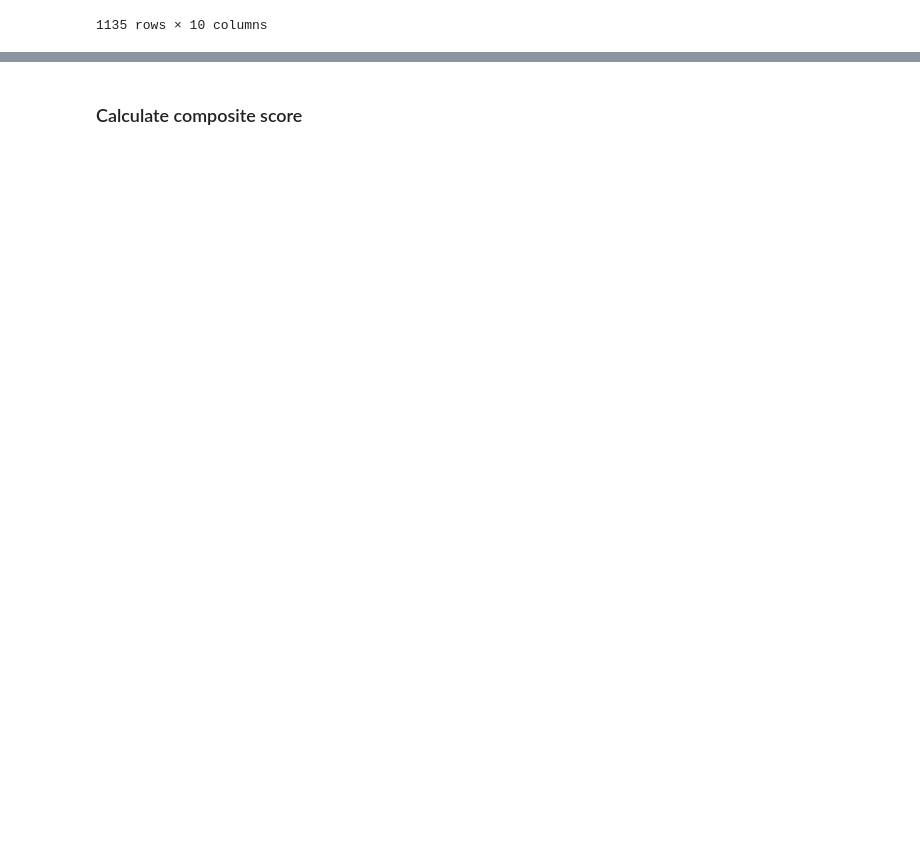
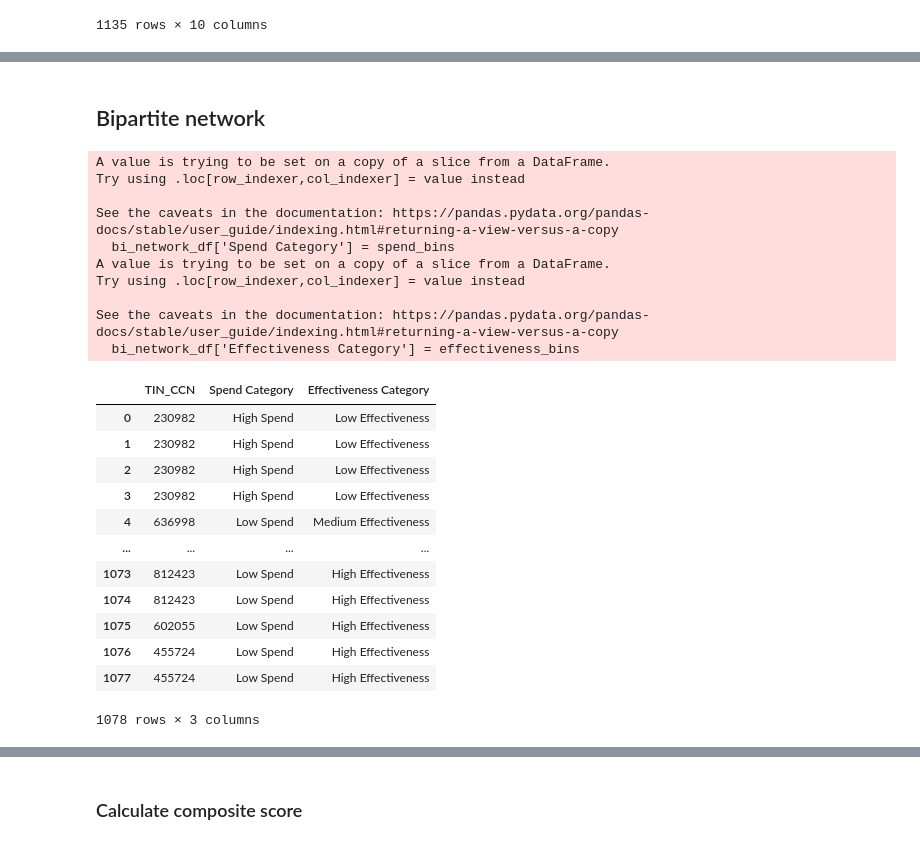
Before and after one commit to ZiyiyangWang/POM-ACO-Network-Evaluation, a Jupyter notebook: Composite Score.ipynb, the cells around one changed output, grey strips where cells are left out. Drawn from its saved outputs; the diff is of its cells as text; code cells hidden in the pictures; blank space fills up the shorter version.

```diff
--- a/Composite Score.ipynb
+++ b/Composite Score.ipynb
@@ -419,0 +490,33 @@ normalized_matrix
+# %% [markdown]
+## Bipartite network
+# %%
+spend_bins = pd.qcut(df_com_score['TOTAL_SPEND_NORMALIZED'],3,labels=['Low Spend','Medium Spend','High Spend'])
+effectiveness_bins = pd.cut(df_com_score['EFFECTIVENESS_NORMALIZED'],3,labels=['Low Effectiveness','Medium Effectiveness','High Effectiveness'])
+bi_network_df = df_com_score[['TIN_CCN']]
+bi_network_df['Spend Category'] = spend_bins
+bi_network_df['Effectiveness Category'] = effectiveness_bins
+bi_network_df
+# %% [output]
+A value is trying to be set on a copy of a slice from a DataFrame.
+Try using .loc[row_indexer,col_indexer] = value instead
+
+See the caveats in the documentation: https://pandas.pydata.org/pandas-docs/stable/user_guide/indexing.html#returning-a-view-versus-a-copy
+  bi_network_df['Spend Category'] = spend_bins
+A value is trying to be set on a copy of a slice from a DataFrame.
+Try using .loc[row_indexer,col_indexer] = value instead
+
+See the caveats in the documentation: https://pandas.pydata.org/pandas-docs/stable/user_guide/indexing.html#returning-a-view-versus-a-copy
+  bi_network_df['Effectiveness Category'] = effectiveness_bins
+|  | TIN_CCN | Spend Category | Effectiveness Category |
+| 0 | 230982 | High Spend | Low Effectiveness |
+| 1 | 230982 | High Spend | Low Effectiveness |
+| 2 | 230982 | High Spend | Low Effectiveness |
+| 3 | 230982 | High Spend | Low Effectiveness |
+| 4 | 636998 | Low Spend | Medium Effectiveness |
+| ... | ... | ... | ... |
+| 1073 | 812423 | Low Spend | High Effectiveness |
+| 1074 | 812423 | Low Spend | High Effectiveness |
+| 1075 | 602055 | Low Spend | High Effectiveness |
+| 1076 | 455724 | Low Spend | High Effectiveness |
+| 1077 | 455724 | Low Spend | High Effectiveness |
+1078 rows × 3 columns
```
Also changed, not shown: parts of 15 cells of this notebook.
